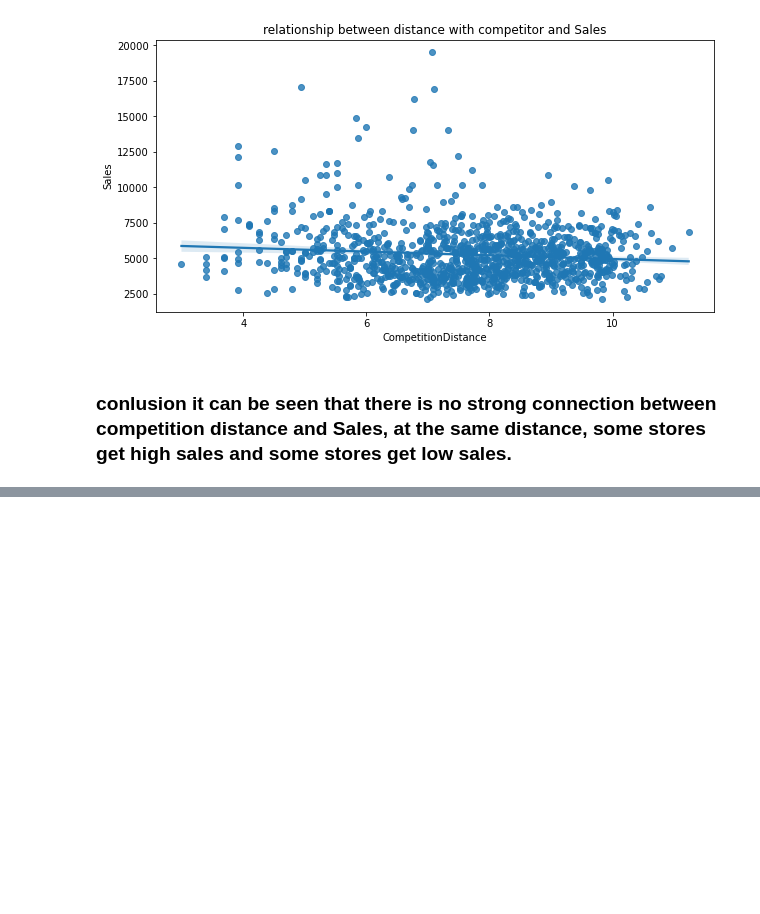
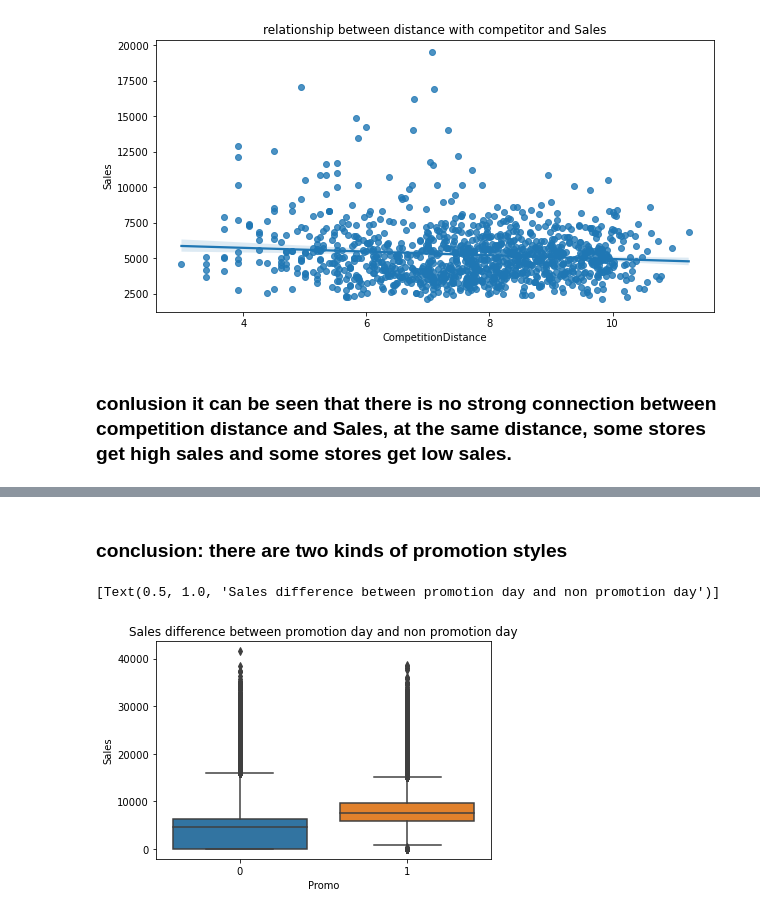
Before and after one commit to DuanLee2520/Rossmann-Store-Sales, a Jupyter notebook: RSS.ipynb, the cells around one changed output, grey strips where cells are left out. Saved outputs shown, nothing was run; the diff lists cells and outputs as text; code cells hidden in the pictures; blank space fills up the shorter version.

```diff
--- a/RSS.ipynb
+++ b/RSS.ipynb
@@ -422,0 +443,10 @@ df7.head()
+# %% [markdown]
+### conclusion: there are two kinds of promotion styles
+# %%
+fig=plt.figure()
+ax=fig.add_subplot(1,1,1)
+sns.boxplot(y='Sales',x='Promo',data=data_train_new,ax=ax)
+ax.set(**{'title':'Sales difference between promotion day and non promotion day'})
+# %% [output]
+[Text(0.5, 1.0, 'Sales difference between promotion day and non promotion day')]
+[figure, added]
```
Also changed, not shown: parts of 25 cells of this notebook.
